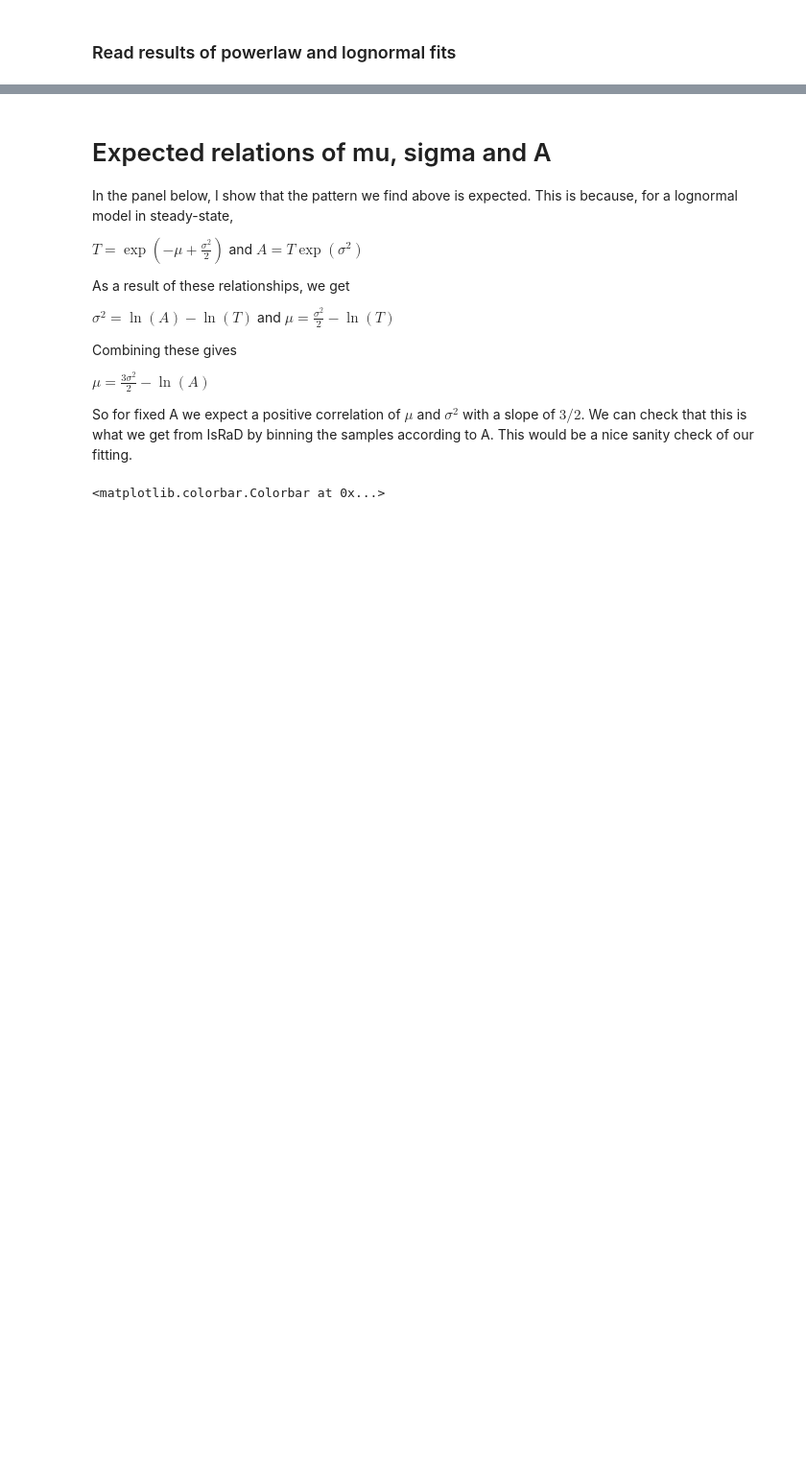
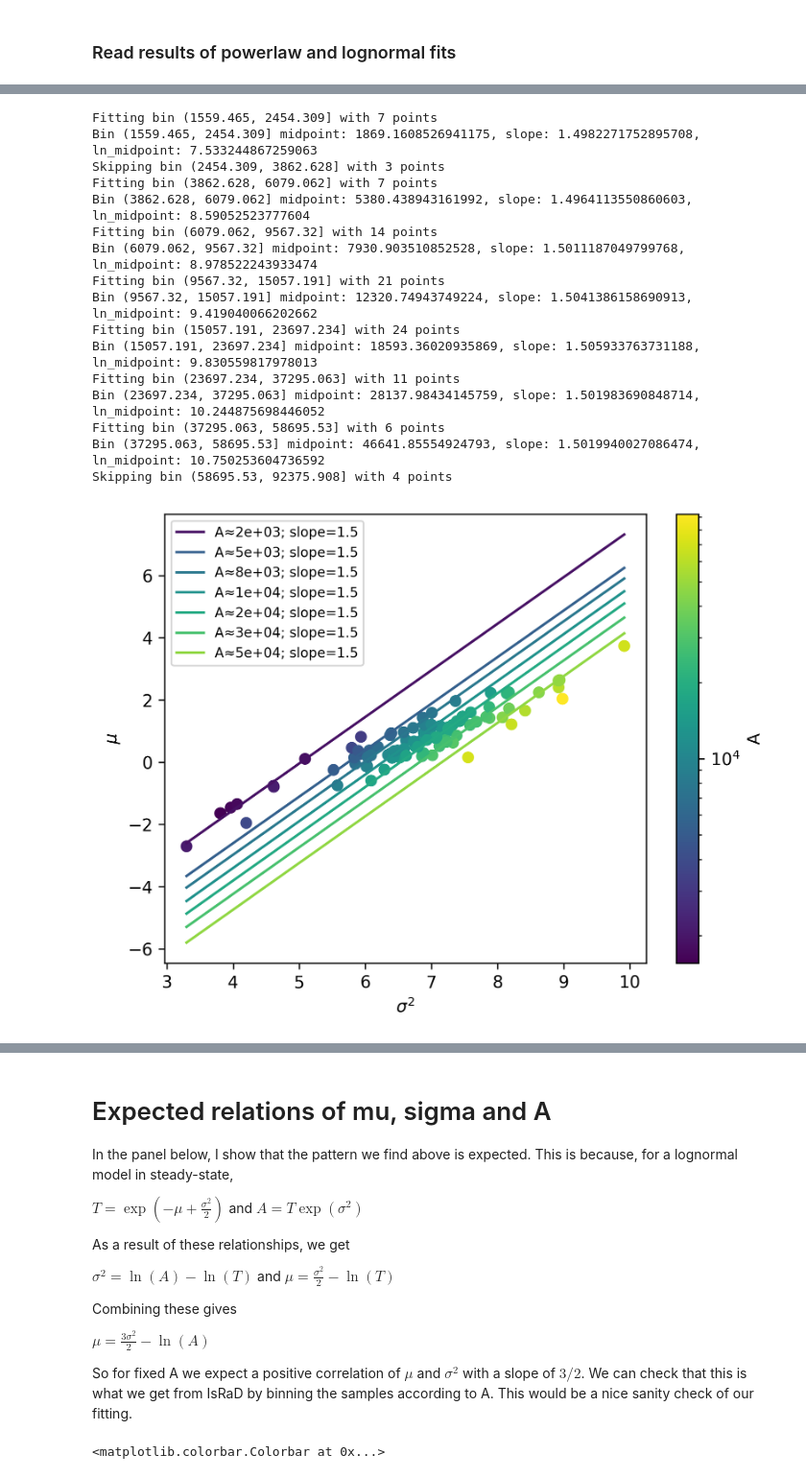
Before and after one commit to flamholz/soil_diskin, a Jupyter notebook: notebooks/experimental/plot_lognormal_param_corr.ipynb, the cells around one changed output, grey strips where cells are left out. Shown at 96% size. Drawn from its saved outputs; the diff is of its cells as text; code cells hidden in the pictures; blank space fills up the shorter version.

Commit message:
fit the mu - sigma^2 relationships for email to dan

```diff
--- a/notebooks/experimental/plot_lognormal_param_corr.ipynb
+++ b/notebooks/experimental/plot_lognormal_param_corr.ipynb
@@ -35,0 +51,55 @@ plt.colorbar(scatter, label='A')
+# %%
+# Bin by A
+bins = np.logspace(np.log10(ln['pred'].min()), np.log10(ln['pred'].max()), 10)
+ln['A_bin'] = pd.cut(ln['pred'], bins=bins)
+# For each bin, fit a line to sigma^2 vs mu
+bin_fits = {}
+for name, group in ln.groupby('A_bin'):
+    if len(group) <= 5:
+        print(f"Skipping bin {name} with {len(group)} points")
+        continue
+    print(f"Fitting bin {name} with {len(group)} points")
+    bin_midpoint = gmean([group['pred'].min(), group['pred'].max()])
+    ln_midpoint = np.log(bin_midpoint)
+    # fit mu + ln_midpoint = slope * sigma^2 with no intercept using lstsq
+    x = (group['sigma']**2).to_numpy()
+    y = (group['mu'] + ln_midpoint).to_numpy()
+    slope = np.linalg.lstsq(x[:, None], y, rcond=None)[0].item()
+    res = SimpleNamespace(slope=slope, ln_midpoint=ln_midpoint)
+
+    print(f"Bin {name} midpoint: {bin_midpoint}, slope: {res.slope}, ln_midpoint: {res.ln_midpoint}")
+    bin_fits[bin_midpoint] = res
+
+# Plot sigma^2 vs mu
+fig, ax = plt.subplots(dpi=300)
+my_norm = LogNorm(vmin=ln['pred'].min(), vmax=ln['pred'].max())
+scatter = ax.scatter(ln['sigma']**2, ln['mu'], c=ln['pred'], cmap='viridis', norm=my_norm)
+ax.set(ylabel='$\\mu$', xlabel='$\\sigma^2$')
+
+for bin_midpoint, res in bin_fits.items():
+    sigma2s = np.linspace(ln['sigma'].min()**2, ln['sigma'].max()**2, 100)
+    mus = res.slope * sigma2s - res.ln_midpoint
+    color = plt.cm.viridis(my_norm(bin_midpoint))
+    plt.plot(sigma2s, mus, label=f'A≈{bin_midpoint:.1g}; slope={res.slope:.1f}', color=color)
+
+plt.colorbar(scatter, label='A')
+plt.legend(fontsize=8)
+plt.show()
+# %% [output]
+Fitting bin (1559.465, 2454.309] with 7 points
+Bin (1559.465, 2454.309] midpoint: 1869.1608526941175, slope: 1.4982271752895708, ln_midpoint: 7.533244867259063
+Skipping bin (2454.309, 3862.628] with 3 points
+Fitting bin (3862.628, 6079.062] with 7 points
+Bin (3862.628, 6079.062] midpoint: 5380.438943161992, slope: 1.4964113550860603, ln_midpoint: 8.59052523777604
+Fitting bin (6079.062, 9567.32] with 14 points
+Bin (6079.062, 9567.32] midpoint: 7930.903510852528, slope: 1.5011187049799768, ln_midpoint: 8.978522243933474
+Fitting bin (9567.32, 15057.191] with 21 points
+Bin (9567.32, 15057.191] midpoint: 12320.74943749224, slope: 1.5041386158690913, ln_midpoint: 9.419040066202662
+Fitting bin (15057.191, 23697.234] with 24 points
+Bin (15057.191, 23697.234] midpoint: 18593.36020935869, slope: 1.505933763731188, ln_midpoint: 9.830559817978013
+Fitting bin (23697.234, 37295.063] with 11 points
+Bin (23697.234, 37295.063] midpoint: 28137.98434145759, slope: 1.501983690848714, ln_midpoint: 10.244875698446052
+Fitting bin (37295.063, 58695.53] with 6 points
+Bin (37295.063, 58695.53] midpoint: 46641.85554924793, slope: 1.5019940027086474, ln_midpoint: 10.750253604736592
+Skipping bin (58695.53, 92375.908] with 4 points
+[figure, added]
```
Also changed, not shown: parts of 4 cells of this notebook.
